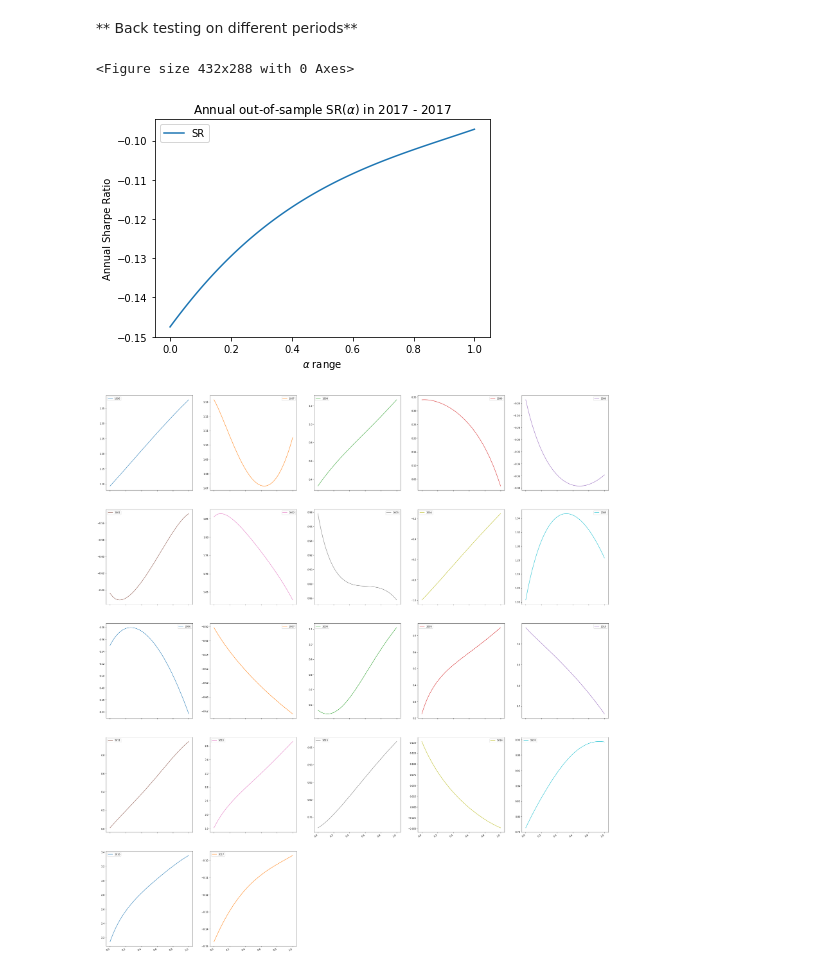
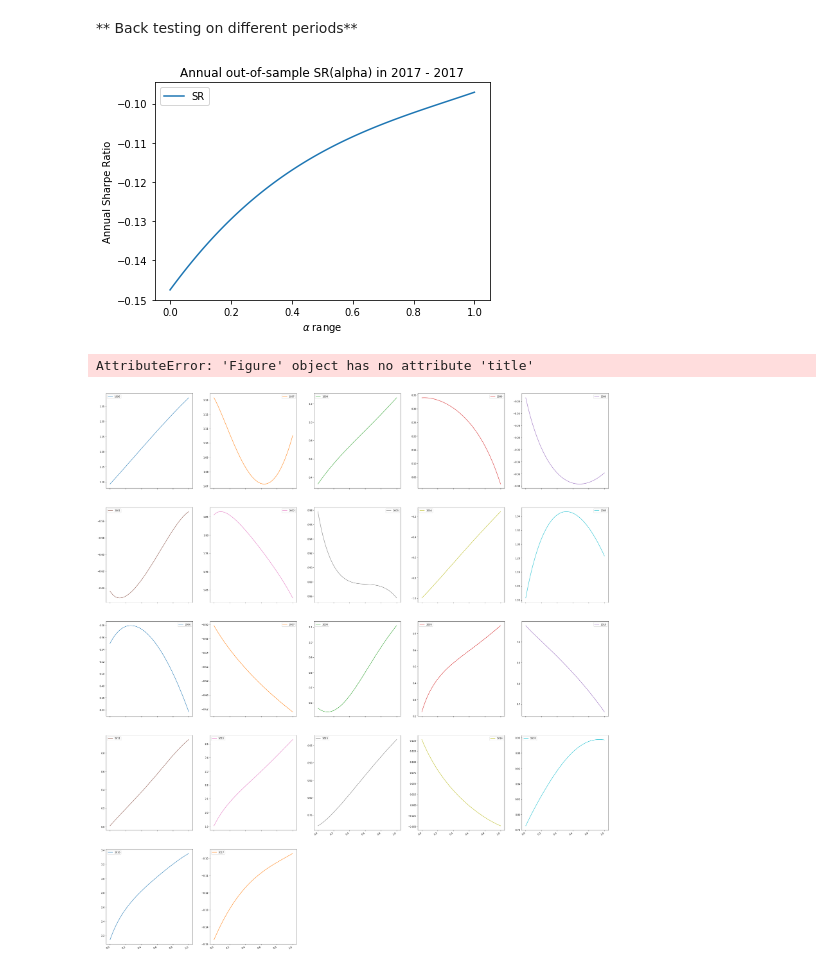
Before and after one commit to ChengLuFred/Portfolio-Selection-via-TBN, a Jupyter notebook: supplement/subject_exam.ipynb, the cells around one changed output. Saved outputs shown, nothing was run; the diff lists cells and outputs as text; code cells hidden in the pictures.

```diff
--- a/supplement/subject_exam.ipynb
+++ b/supplement/subject_exam.ipynb
@@ -364,12 +364,12 @@ def sharpe_ratio_show(vector, title):
     output_name = output_path + title + '.jpg'
 
     # plot
-    fig = plt.figure()
-    vector.plot.line()
+    #fig = plt.figure()
+    fig = vector.plot.line()
     plt.title(title)
     plt.ylabel('Annual Sharpe Ratio')
     plt.xlabel('$\\alpha$ range')
-    #fig.savefig(output_name)
+    plt.savefig(output_name)
     plt.show()
 # %% [markdown]
 ** Back testing on different periods**
@@ -378,25 +378,34 @@ SR_aggregate = pd.DataFrame()
 # %%
 year += 1
 parameter_list = {}
 parameter_list['start'] = year
 parameter_list['end'] = year
 parameter_list['alpha_step'] = 0.01
 
 # calculate portfolio return for different alpha
 return_series = back_test_on_portfolio_return(**parameter_list)
 
 # calculate Sharpe ratio for different alpha
 SR = sharpe_ratio(return_series)
 
 # store
 SR_aggregate[year] = SR.values.flatten()
 
 # plot Sharpe ratio as a function of alpha
-file_name = 'Annual out-of-sample SR($\\alpha$) in ' + str(parameter_list['start']) + ' - ' + str(parameter_list['end'])
+file_name = 'Annual out-of-sample SR(alpha) in ' + str(parameter_list['start']) + ' - ' + str(parameter_list['end'])
 sharpe_ratio_show(SR, file_name)
 # %% [output]
-<Figure size 432x288 with 0 Axes>
-[figure, old version]
+[figure, new version]
+# %%
+plot = SR.plot()
+
+fig = plot.get_figure()
+fig.title('Annual out-of-sample SR(alpha) in 2017 - 2017')
+#fig.ylabel('Annual Sharpe Ratio')
+#fig.xlabel('$\\alpha$ range')
+#fig.savefig('Annual out-of-sample SR(alpha) in 2017 - 2017.jpg')
+# %% [output]
+AttributeError: 'Figure' object has no attribute 'title'
 # %%
 index = np.arange(0, 1.01, 0.01)
 SR_aggregate.index = index
```
Also changed, not shown: 25 other files.
